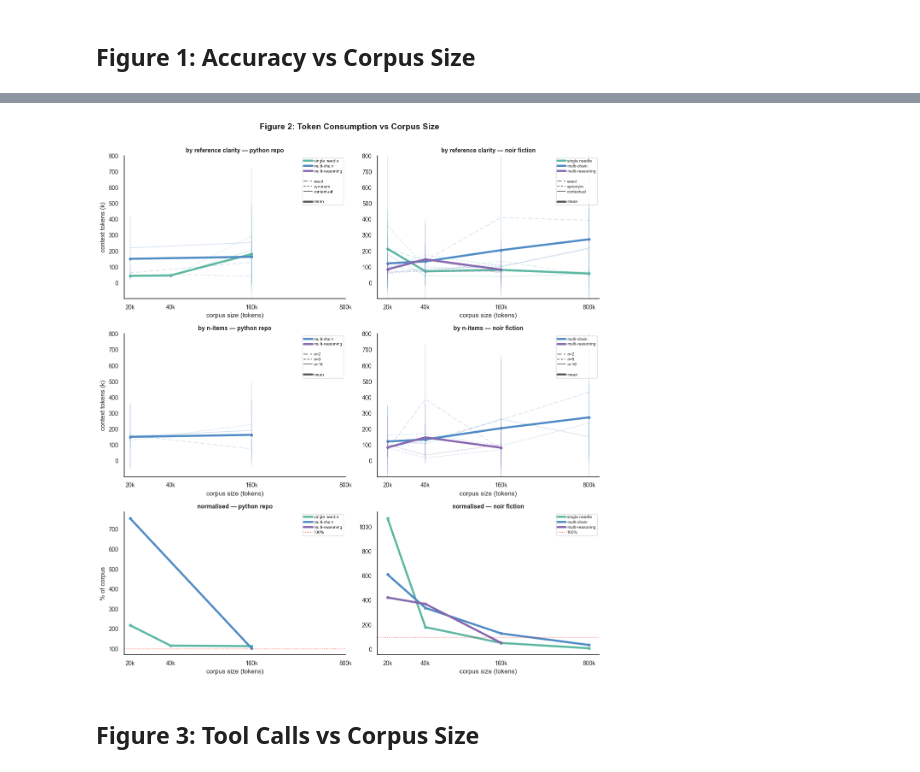
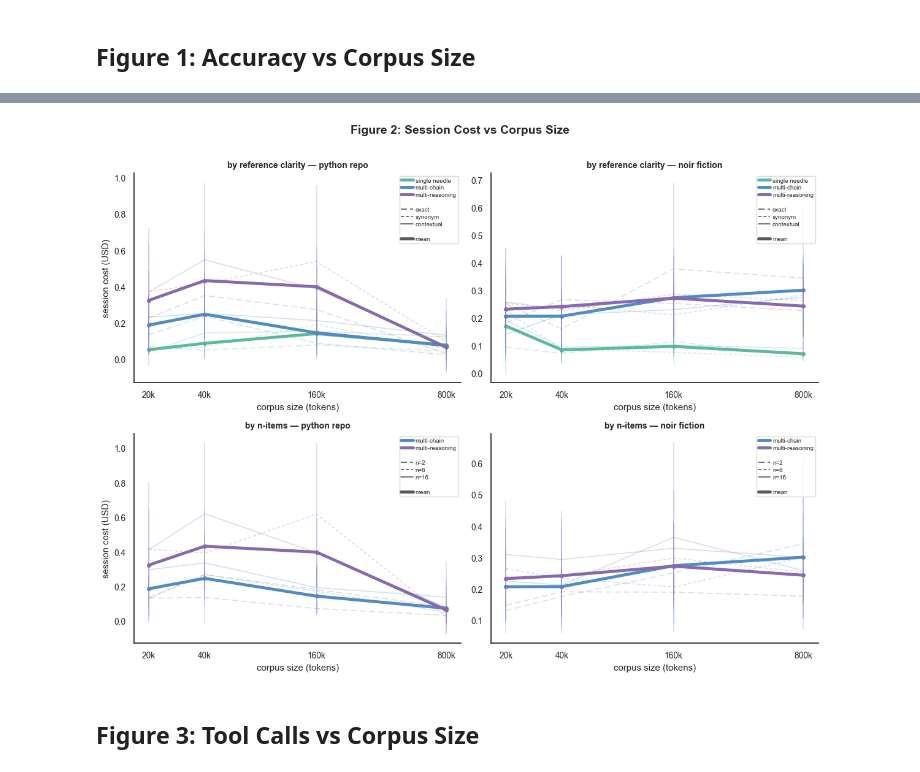
Before and after one commit to mehrabmodi1/agentic-retrieval, a Jupyter notebook: notebooks/full-sweep_sonnet-4-6_effort_low_20260409.ipynb, the cells around one changed output, grey strips where cells are left out. Saved outputs shown, nothing was run; the diff lists cells and outputs as text; code cells hidden in the pictures.

```diff
--- a/notebooks/full-sweep_sonnet-4-6_effort_low_20260409.ipynb
+++ b/notebooks/full-sweep_sonnet-4-6_effort_low_20260409.ipynb
@@ -197,71 +245,37 @@ Y-axis shows total input context tokens (input + cache creation + cache read) as
 # %%
-df["token_pct_of_corpus"] = df["total_context_tokens"] / df["corpus_token_count"] * 100
-df["context_tokens_k"] = df["total_context_tokens"] / 1000
+fig2, axes2 = plt.subplots(2, 2, figsize=(12, 9))
 
-TOKEN_YTICKS = [0, 100, 200, 300, 400, 500, 600, 700, 800]
-
-fig2, axes2 = plt.subplots(3, 2, figsize=(12, 13))
-
+# Row 1: by reference clarity
 for col_idx, profile in enumerate(PROFILES):
     ax = axes2[0, col_idx]
     sub = df[df["content_profile"] == profile]
-    plot_series(ax, sub, "context_tokens_k", EXP_ORDER, mode="clarity")
+    plot_series(ax, sub, "total_cost_usd", EXP_ORDER, mode="clarity")
     set_corpus_xticks(ax)
-    ax.set_ylim(-100, 800)
-    ax.set_yticks(TOKEN_YTICKS)
     ax.set_title(f"by reference clarity — {PROFILE_LABELS[profile]}", fontsize=10, fontweight="bold")
     if col_idx == 0:
-        ax.set_ylabel("context tokens (k)")
+        ax.set_ylabel("session cost (USD)")
     ax.set_xlabel("corpus size (tokens)")
     add_legend(ax, mode="clarity")
     sns.despine(ax=ax)
 
+# Row 2: by n-items
 for col_idx, profile in enumerate(PROFILES):
     ax = axes2[1, col_idx]
     sub = df[df["content_profile"] == profile]
-    plot_series(ax, sub, "context_tokens_k", ["multi_chain", "multi_reasoning"], mode="nitems")
+    plot_series(ax, sub, "total_cost_usd", ["multi_chain", "multi_reasoning"], mode="nitems")
     set_corpus_xticks(ax)
-    ax.set_ylim(-100, 800)
-    ax.set_yticks(TOKEN_YTICKS)
     ax.set_title(f"by n-items — {PROFILE_LABELS[profile]}", fontsize=10, fontweight="bold")
     if col_idx == 0:
-        ax.set_ylabel("context tokens (k)")
+        ax.set_ylabel("session cost (USD)")
     ax.set_xlabel("corpus size (tokens)")
     add_legend(ax, mode="nitems")
     sns.despine(ax=ax)
 
-for col_idx, profile in enumerate(PROFILES):
-    ax = axes2[2, col_idx]
-    sub = df[df["content_profile"] == profile]
-    for exp_type in EXP_ORDER:
-        color = EXP_PALETTE[exp_type]
-        esub = sub[sub["experiment_type"] == exp_type]
-        if esub.empty:
-            continue
-        stats = esub.groupby("corpus_token_count")["token_pct_of_corpus"].agg(["mean"]).reset_index()
-        ax.plot(
-            stats["corpus_token_count"], stats["mean"],
-            color=color, linewidth=MEAN_LW, alpha=MEAN_ALPHA, marker="o", markersize=4,
-        )
-    ax.axhline(100, color="red", linestyle=":", linewidth=1, alpha=0.7)
-    set_corpus_xticks(ax)
-    ax.set_title(f"normalised — {PROFILE_LABELS[profile]}", fontsize=10, fontweight="bold")
-    if col_idx == 0:
-        ax.set_ylabel("% of corpus")
-    ax.set_xlabel("corpus size (tokens)")
-    type_handles = [
-        mlines.Line2D([], [], color=EXP_PALETTE[e], linewidth=3.5, linestyle="-", label=EXP_LABELS[e])
-        for e in EXP_ORDER
-    ]
-    type_handles.append(mlines.Line2D([], [], color="red", linestyle=":", linewidth=1, label="100%"))
-    ax.legend(handles=type_handles, fontsize=7, loc="best", handletextpad=0.4, borderpad=0.3, labelspacing=0.3)
-    sns.despine(ax=ax)
-
-fig2.suptitle("Figure 2: Token Consumption vs Corpus Size", fontsize=14, fontweight="bold", y=1.005)
+fig2.suptitle("Figure 2: Session Cost vs Corpus Size", fontsize=14, fontweight="bold", y=1.01)
 fig2.tight_layout()
 plt.show()
 # %% [output]
-[figure, old version]
+[figure, new version]
 # %% [markdown]
 ## Figure 3: Tool Calls vs Corpus Size
 # %%
```
Also changed, not shown: parts of 18 cells of this notebook.
